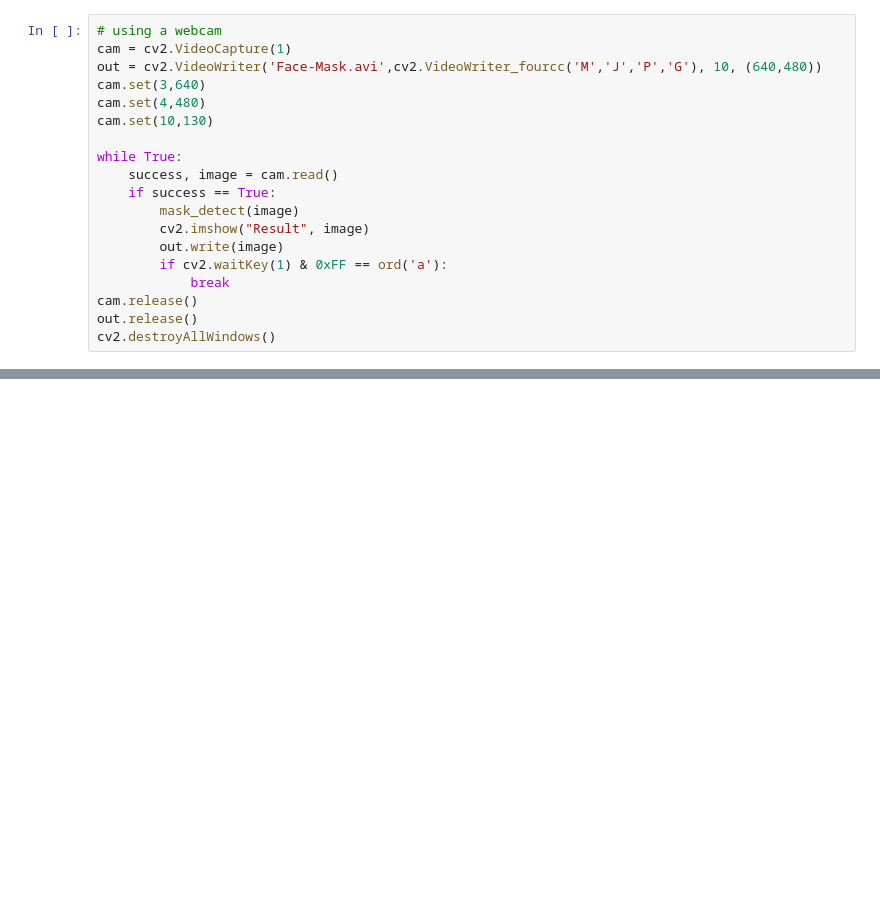
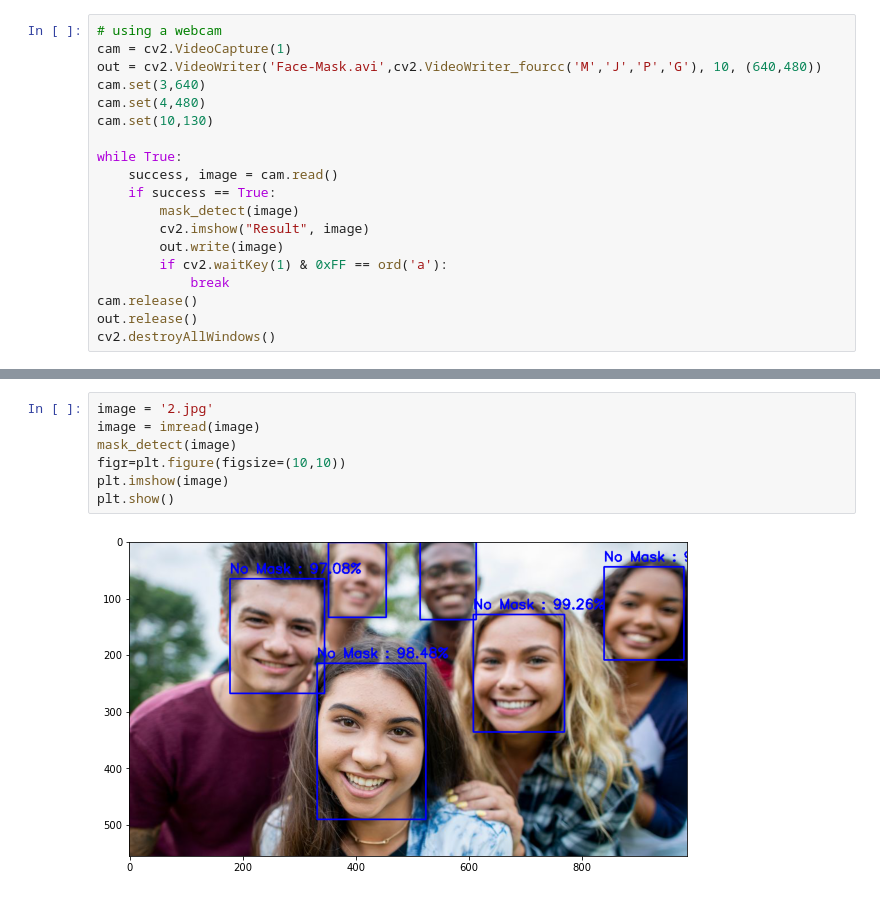
Before and after one commit to priyanshkedia04/Read-Time-Face-Mask-Detecting-System, a Jupyter notebook: Face Mask Detection.ipynb, the cells around one changed output, grey strips where cells are left out. Cells and saved outputs as stored; diff of their text form; blank space fills up the shorter version.

```diff
--- a/Face Mask Detection.ipynb
+++ b/Face Mask Detection.ipynb
@@ -225,0 +239,9 @@ cv2.destroyAllWindows()
+# %%
+image = '2.jpg'
+image = imread(image)
+mask_detect(image)
+figr=plt.figure(figsize=(10,10))
+plt.imshow(image)
+plt.show()
+# %% [output]
+[figure, added]
```
Also changed, not shown: parts of 7 cells of this notebook.
